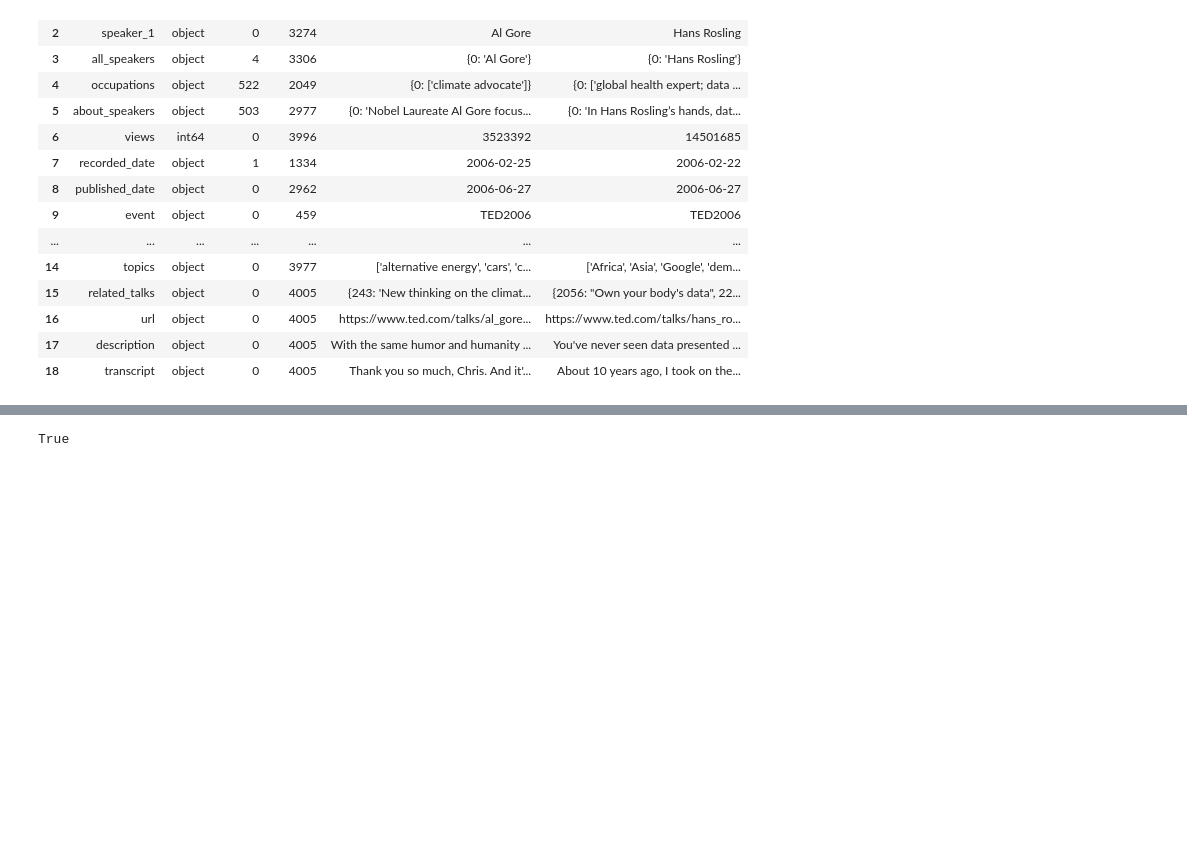
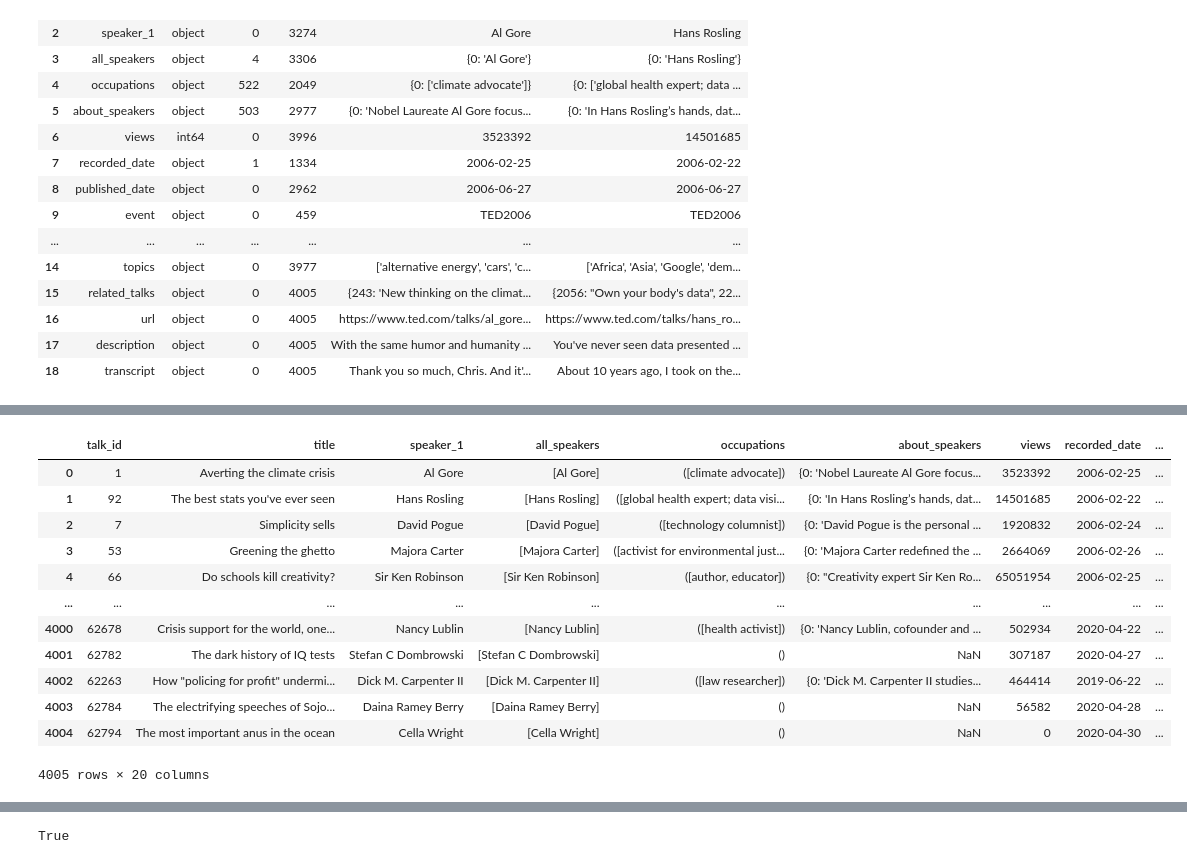
Before and after one commit to maya034/TED-TALK-VIEWS-PREDICTION, a Jupyter notebook: CH_Mayank_Kumar_TED_TALK_VIEWS_PREDICTION.ipynb, the cells around one changed output, grey strips where cells are left out. Saved outputs shown, nothing was run; the diff lists cells and outputs as text; code cells hidden in the pictures; blank space fills up the shorter version.

```diff
--- a/CH_Mayank_Kumar_TED_TALK_VIEWS_PREDICTION.ipynb
+++ b/CH_Mayank_Kumar_TED_TALK_VIEWS_PREDICTION.ipynb
@@ -123,0 +130,2 @@ result
+# %%
+df['count_speakers']=df['all_speakers'].apply(lambda x : len(x))
@@ -123,0 +142,2 @@ result
+# %%
+df.fillna({'occupations':"{}"},inplace=True)
@@ -123,0 +148,2 @@ result
+# %%
+df['occupations']=df['occupations'].apply(lambda x : eval(x))
@@ -123,0 +167,16 @@ result
+# %%
+df
+# %% [output]
+|  | talk_id | title | speaker_1 | all_speakers | occupations | about_speakers | views | recorded_date | ... |
+| 0 | 1 | Averting the climate crisis | Al Gore | [Al Gore] | ([climate advocate]) | {0: 'Nobel Laureate Al Gore focus... | 3523392 | 2006-02-25 | ... |
+| 1 | 92 | The best stats you've ever seen | Hans Rosling | [Hans Rosling] | ([global health expert; data visi... | {0: 'In Hans Rosling’s hands, dat... | 14501685 | 2006-02-22 | ... |
+| 2 | 7 | Simplicity sells | David Pogue | [David Pogue] | ([technology columnist]) | {0: 'David Pogue is the personal ... | 1920832 | 2006-02-24 | ... |
+| 3 | 53 | Greening the ghetto | Majora Carter | [Majora Carter] | ([activist for environmental just... | {0: 'Majora Carter redefined the ... | 2664069 | 2006-02-26 | ... |
+| 4 | 66 | Do schools kill creativity? | Sir Ken Robinson | [Sir Ken Robinson] | ([author, educator]) | {0: "Creativity expert Sir Ken Ro... | 65051954 | 2006-02-25 | ... |
+| ... | ... | ... | ... | ... | ... | ... | ... | ... | ... |
+| 4000 | 62678 | Crisis support for the world, one... | Nancy Lublin | [Nancy Lublin] | ([health activist]) | {0: 'Nancy Lublin, cofounder and ... | 502934 | 2020-04-22 | ... |
+| 4001 | 62782 | The dark history of IQ tests | Stefan C Dombrowski | [Stefan C Dombrowski] | () | NaN | 307187 | 2020-04-27 | ... |
+| 4002 | 62263 | How "policing for profit" undermi... | Dick M. Carpenter II | [Dick M. Carpenter II] | ([law researcher]) | {0: 'Dick M. Carpenter II studies... | 464414 | 2019-06-22 | ... |
+| 4003 | 62784 | The electrifying speeches of Sojo... | Daina Ramey Berry | [Daina Ramey Berry] | () | NaN | 56582 | 2020-04-28 | ... |
+| 4004 | 62794 | The most important anus in the ocean | Cella Wright | [Cella Wright] | () | NaN | 0 | 2020-04-30 | ... |
+4005 rows × 20 columns
```
Also changed, not shown: parts of 32 cells of this notebook.
